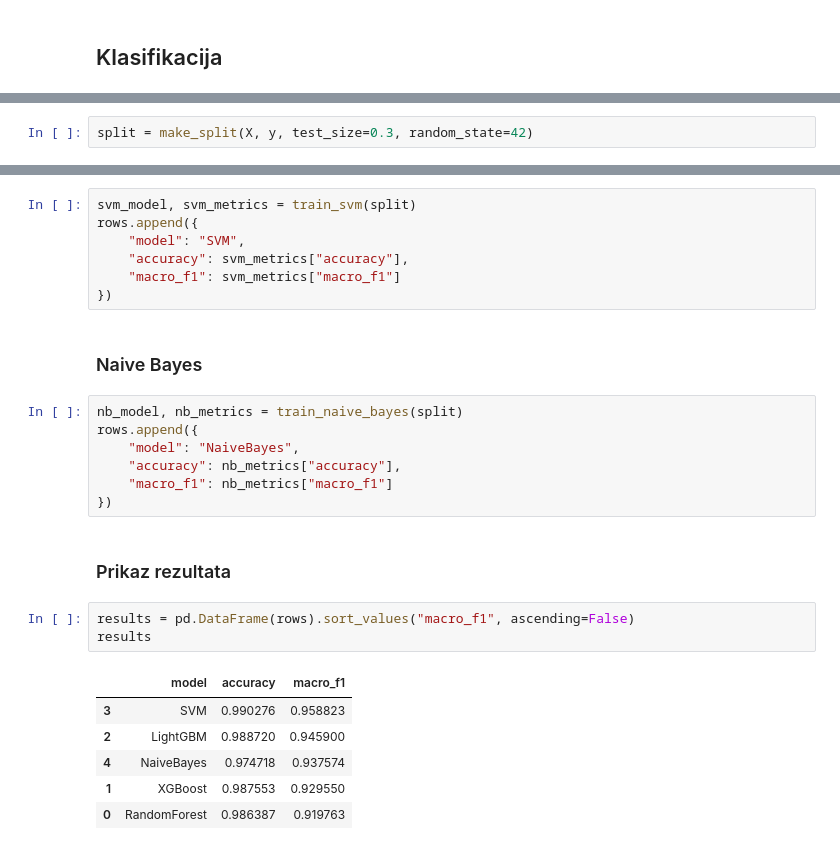
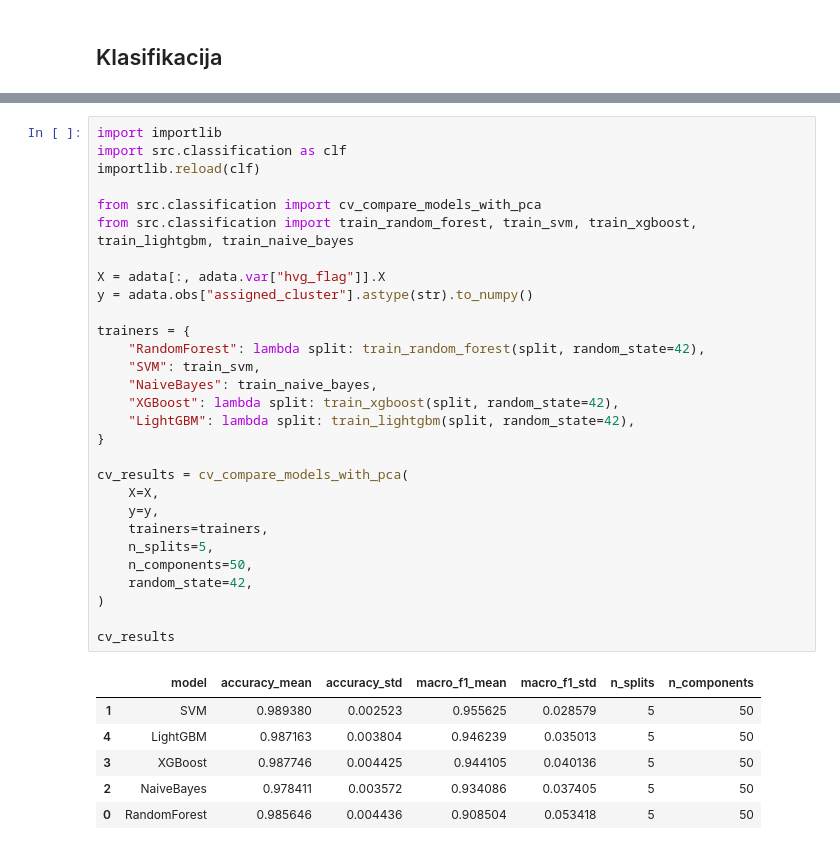
Before and after one commit to janazivkovic02/Single-Cell-Pancreas-Analysis, a Jupyter notebook: notebooks/01_exploration.ipynb, the cells around one changed output, grey strips where cells are left out. Drawn from its saved outputs; the diff is of its cells as text.

Commit message:
Classification edit

```diff
--- a/notebooks/01_exploration.ipynb
+++ b/notebooks/01_exploration.ipynb
@@ -106,2 +112,0 @@ y = adata.obs["assigned_cluster"].astype(str).to_numpy()
-# %%
-split = make_split(X, y, test_size=0.3, random_state=42)
@@ -145,28 +113,36 @@ except Exception as e:
-# %%
-svm_model, svm_metrics = train_svm(split)
-rows.append({
-    "model": "SVM",
-    "accuracy": svm_metrics["accuracy"],
-    "macro_f1": svm_metrics["macro_f1"]
-})
-# %% [markdown]
-### Naive Bayes
-# %%
-nb_model, nb_metrics = train_naive_bayes(split)
-rows.append({
-    "model": "NaiveBayes",
-    "accuracy": nb_metrics["accuracy"],
-    "macro_f1": nb_metrics["macro_f1"]
-})
-# %% [markdown]
-### Prikaz rezultata
-# %%
-results = pd.DataFrame(rows).sort_values("macro_f1", ascending=False)
-results
-# %% [output]
-|  | model | accuracy | macro_f1 |
-| 3 | SVM | 0.990276 | 0.958823 |
-| 2 | LightGBM | 0.988720 | 0.945900 |
-| 4 | NaiveBayes | 0.974718 | 0.937574 |
-| 1 | XGBoost | 0.987553 | 0.929550 |
-| 0 | RandomForest | 0.986387 | 0.919763 |
+# %%
+import importlib
+import src.classification as clf
+importlib.reload(clf)
+
+from src.classification import cv_compare_models_with_pca
+from src.classification import train_random_forest, train_svm, train_xgboost, train_lightgbm, train_naive_bayes
+
+X = adata[:, adata.var["hvg_flag"]].X
+y = adata.obs["assigned_cluster"].astype(str).to_numpy()
+
+trainers = {
+    "RandomForest": lambda split: train_random_forest(split, random_state=42),
+    "SVM": train_svm,
+    "NaiveBayes": train_naive_bayes,
+    "XGBoost": lambda split: train_xgboost(split, random_state=42),
+    "LightGBM": lambda split: train_lightgbm(split, random_state=42),
+}
+
+cv_results = cv_compare_models_with_pca(
+    X=X,
+    y=y,
+    trainers=trainers,
+    n_splits=5,
+    n_components=50,
+    random_state=42,
+)
+
+cv_results
+# %% [output]
+|  | model | accuracy_mean | accuracy_std | macro_f1_mean | macro_f1_std | n_splits | n_components |
+| 1 | SVM | 0.989380 | 0.002523 | 0.955625 | 0.028579 | 5 | 50 |
+| 4 | LightGBM | 0.987163 | 0.003804 | 0.946239 | 0.035013 | 5 | 50 |
+| 3 | XGBoost | 0.987746 | 0.004425 | 0.944105 | 0.040136 | 5 | 50 |
+| 2 | NaiveBayes | 0.978411 | 0.003572 | 0.934086 | 0.037405 | 5 | 50 |
+| 0 | RandomForest | 0.985646 | 0.004436 | 0.908504 | 0.053418 | 5 | 50 |
```
Also changed, not shown: parts of 11 cells of this notebook, 1 other file.
